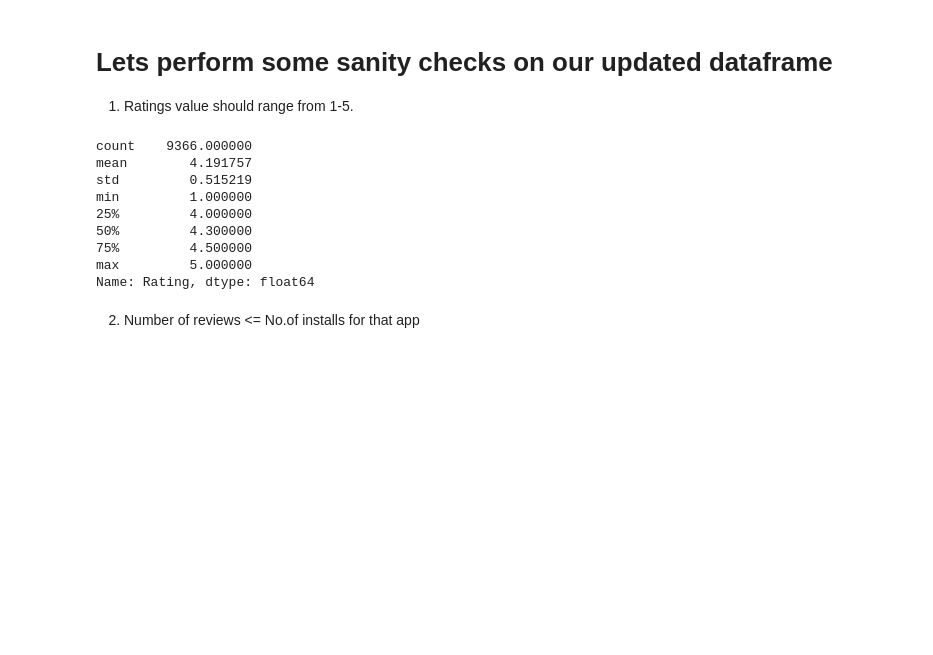
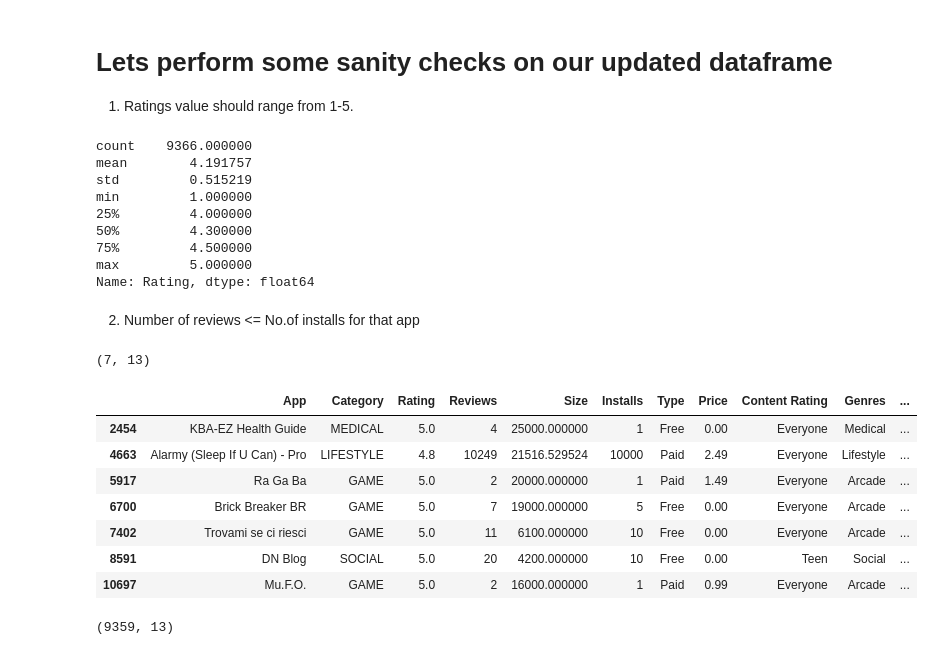
Before and after one commit to santoshkumarvagga/Data-Science, a Jupyter notebook: Matplotlib.ipynb, the cells around one changed output. Saved outputs shown, nothing was run; the diff lists cells and outputs as text; code cells hidden in the pictures; blank space fills up the shorter version.

```diff
--- a/Matplotlib.ipynb
+++ b/Matplotlib.ipynb
@@ -588,3 +588,25 @@ max         5.000000
 Name: Rating, dtype: float64
 # %% [markdown]
 2) Number of reviews <= No.of installs for that app
+# %%
+df[(df.Reviews>df.Installs)].shape
+# So we have 7 rows that have reviews > installs, lets see the below
+# %% [output]
+(7, 13)
+# %%
+df[(df.Reviews>df.Installs)]
+# Lets remove all these rows since they seem to be junk/suspicious
+# %% [output]
+|  | App | Category | Rating | Reviews | Size | Installs | Type | Price | Content Rating | Genres | ... |
+| 2454 | KBA-EZ Health Guide | MEDICAL | 5.0 | 4 | 25000.000000 | 1 | Free | 0.00 | Everyone | Medical | ... |
+| 4663 | Alarmy (Sleep If U Can) - Pro | LIFESTYLE | 4.8 | 10249 | 21516.529524 | 10000 | Paid | 2.49 | Everyone | Lifestyle | ... |
+| 5917 | Ra Ga Ba | GAME | 5.0 | 2 | 20000.000000 | 1 | Paid | 1.49 | Everyone | Arcade | ... |
+| 6700 | Brick Breaker BR | GAME | 5.0 | 7 | 19000.000000 | 5 | Free | 0.00 | Everyone | Arcade | ... |
+| 7402 | Trovami se ci riesci | GAME | 5.0 | 11 | 6100.000000 | 10 | Free | 0.00 | Everyone | Arcade | ... |
+| 8591 | DN Blog | SOCIAL | 5.0 | 20 | 4200.000000 | 10 | Free | 0.00 | Teen | Social | ... |
+| 10697 | Mu.F.O. | GAME | 5.0 | 2 | 16000.000000 | 1 | Paid | 0.99 | Everyone | Arcade | ... |
+# %%
+df = df[~(df.Reviews>df.Installs)]
+df.shape
+# %% [output]
+(9359, 13)
```
Also changed, not shown: parts of 3 cells of this notebook.
